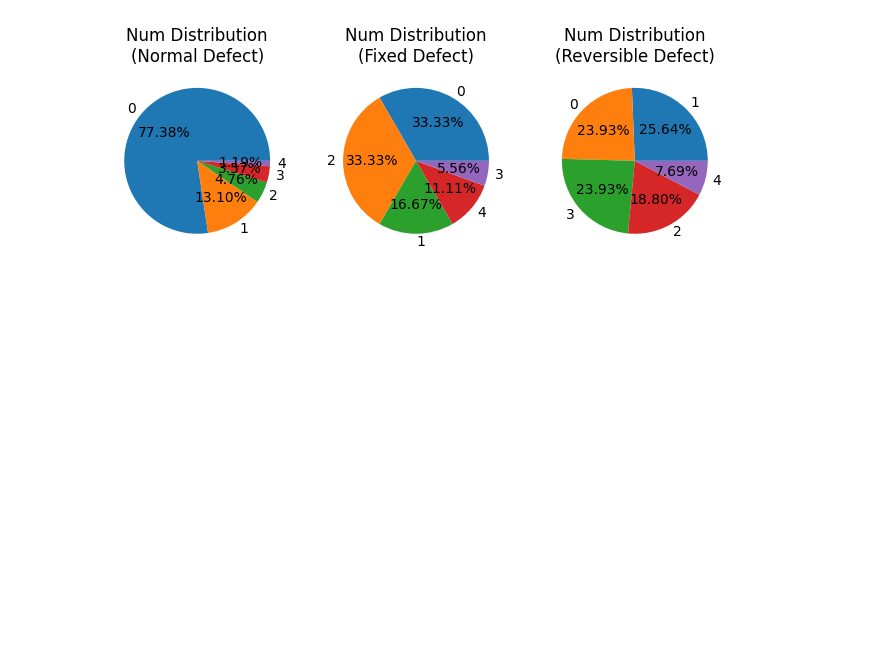
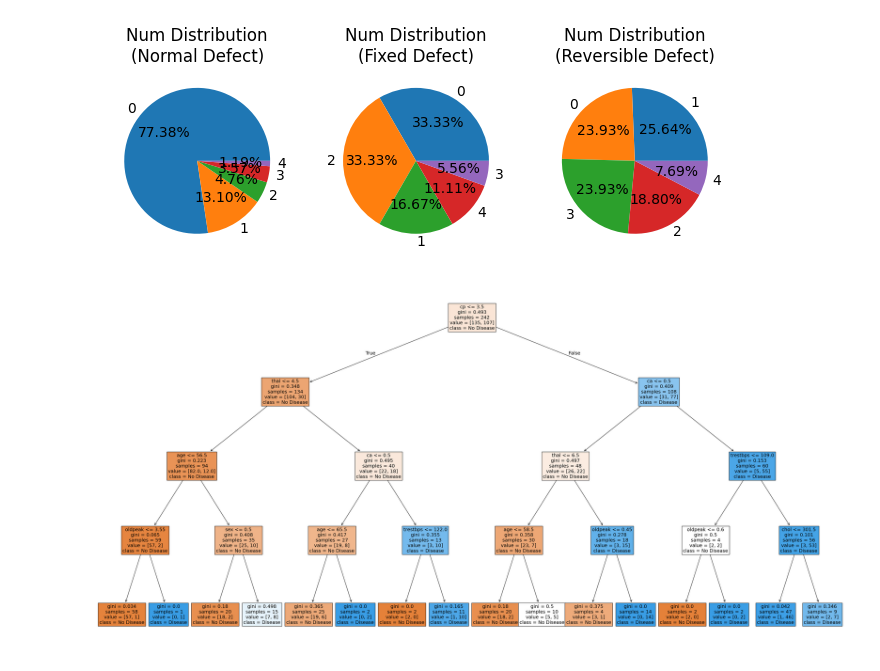
Before and after one commit to itayakad/IntroDataSci-Final, a Jupyter notebook: CS439_Final_Project.ipynb, the cells around one changed output. Drawn from its saved outputs; the diff is of its cells as text; code cells hidden in the pictures; blank space fills up the shorter version.

```diff
--- a/CS439_Final_Project.ipynb
+++ b/CS439_Final_Project.ipynb
@@ -262,3 +262,20 @@ axes[2].set_title('Num Distribution\n(Reversible Defect)')
 plt.show()
 # %% [output]
 [figure]
+# %%
+from sklearn.tree import DecisionTreeClassifier, plot_tree
+from sklearn.model_selection import train_test_split
+
+X = df.drop(['num'], axis=1)
+y = (df['num'] > 0).astype(int)  # Binary classification
+
+X_train, X_test, y_train, y_test = train_test_split(X, y, test_size = 0.2, random_state = 42)
+
+tree = DecisionTreeClassifier(max_depth = 4, random_state = 42)
+tree.fit(X_train, y_train)
+
+plt.figure(figsize = (40, 20))
+plot_tree(tree, feature_names = X.columns, class_names = ['No Disease', 'Disease'], filled = True, fontsize = 14)
+plt.show()
+# %% [output]
+[figure, added]
```
Also changed, not shown: parts of 4 cells of this notebook.
